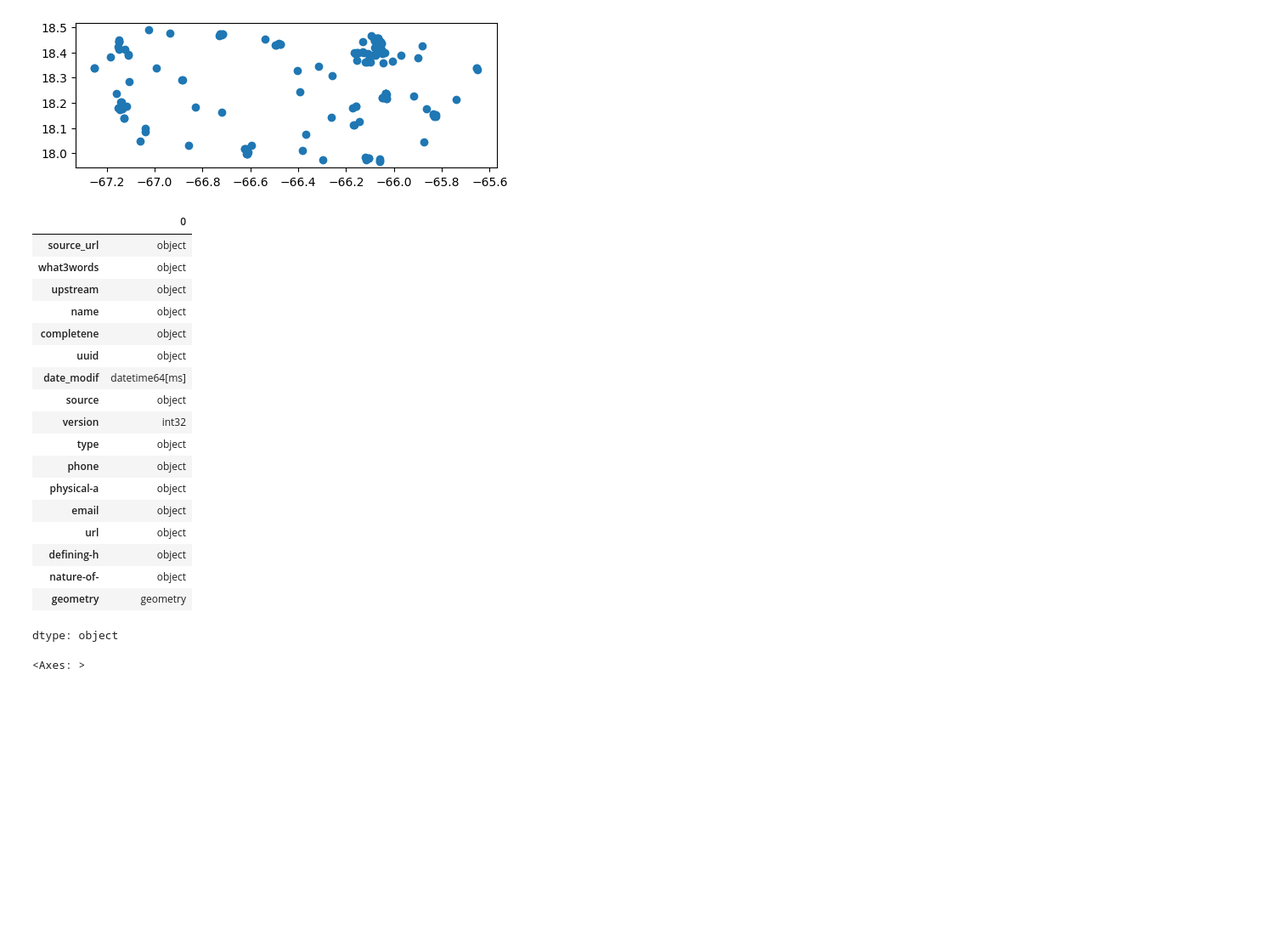
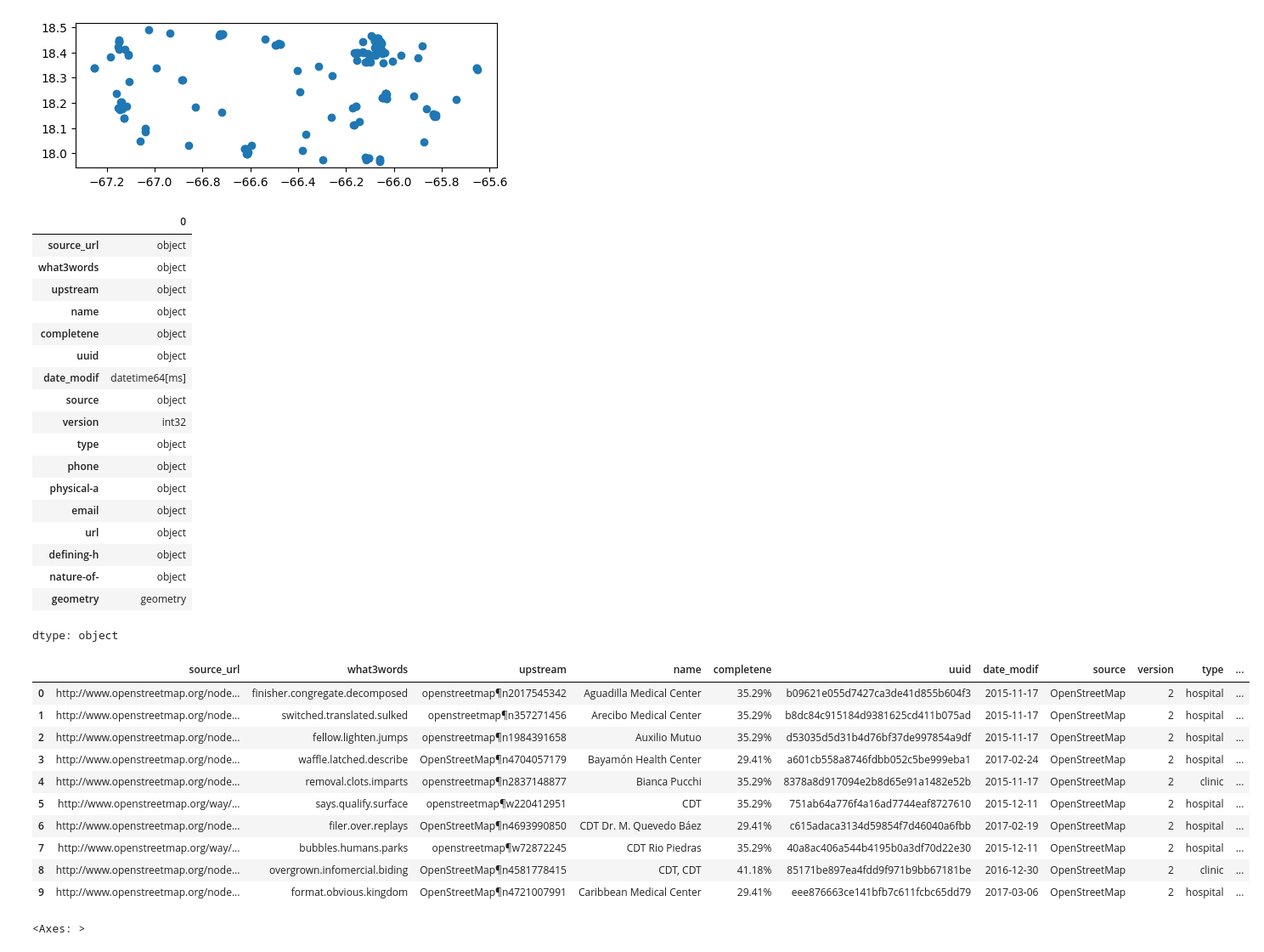
Before and after one commit to Venettov/Riveraruiz_GIS, a Jupyter notebook: PS1_Copy.ipynb, the cells around one changed output. Shown at 85% size. Cells and saved outputs as stored; diff of their text form; code cells hidden in the pictures; blank space fills up the shorter version.

```diff
--- a/PS1_Copy.ipynb
+++ b/PS1_Copy.ipynb
@@ -133,26 +133,38 @@ prH2.plot()
 # %%
 
 prH2.dtypes
+prH2.head(10)
 # %% [output]
 |  | 0 |
 | source_url | object |
 | what3words | object |
 | upstream | object |
 | name | object |
 | completene | object |
 | uuid | object |
 | date_modif | datetime64[ms] |
 | source | object |
 | version | int32 |
 | type | object |
 | phone | object |
 | physical-a | object |
 | email | object |
 | url | object |
 | defining-h | object |
 | nature-of- | object |
 | geometry | geometry |
 dtype: object
+|  | source_url | what3words | upstream | name | completene | uuid | date_modif | source | version | type | ... |
+| 0 | http://www.openstreetmap.org/node... | finisher.congregate.decomposed | openstreetmap¶n2017545342 | Aguadilla Medical Center | 35.29% | b09621e055d7427ca3de41d855b604f3 | 2015-11-17 | OpenStreetMap | 2 | hospital | ... |
+| 1 | http://www.openstreetmap.org/node... | switched.translated.sulked | openstreetmap¶n357271456 | Arecibo Medical Center | 35.29% | b8dc84c915184d9381625cd411b075ad | 2015-11-17 | OpenStreetMap | 2 | hospital | ... |
+| 2 | http://www.openstreetmap.org/node... | fellow.lighten.jumps | openstreetmap¶n1984391658 | Auxilio Mutuo | 35.29% | d53035d5d31b4d76bf37de997854a9df | 2015-11-17 | OpenStreetMap | 2 | hospital | ... |
+| 3 | http://www.openstreetmap.org/node... | waffle.latched.describe | OpenStreetMap¶n4704057179 | Bayamón Health Center | 29.41% | a601cb558a8746fdbb052c5be999eba1 | 2017-02-24 | OpenStreetMap | 2 | hospital | ... |
+| 4 | http://www.openstreetmap.org/node... | removal.clots.imparts | openstreetmap¶n2837148877 | Bianca Pucchi | 35.29% | 8378a8d917094e2b8d65e91a1482e52b | 2015-11-17 | OpenStreetMap | 2 | clinic | ... |
+| 5 | http://www.openstreetmap.org/way/... | says.qualify.surface | openstreetmap¶w220412951 | CDT | 35.29% | 751ab64a776f4a16ad7744eaf8727610 | 2015-12-11 | OpenStreetMap | 2 | hospital | ... |
+| 6 | http://www.openstreetmap.org/node... | filer.over.replays | OpenStreetMap¶n4693990850 | CDT Dr. M. Quevedo Báez | 29.41% | c615adaca3134d59854f7d46040a6fbb | 2017-02-19 | OpenStreetMap | 2 | hospital | ... |
+| 7 | http://www.openstreetmap.org/way/... | bubbles.humans.parks | openstreetmap¶w72872245 | CDT Rio Piedras | 35.29% | 40a8ac406a544b4195b0a3df70d22e30 | 2015-12-11 | OpenStreetMap | 2 | hospital | ... |
+| 8 | http://www.openstreetmap.org/node... | overgrown.infomercial.biding | OpenStreetMap¶n4581778415 | CDT, CDT | 41.18% | 85171be897ea4fdd9f971b9bb67181be | 2016-12-30 | OpenStreetMap | 2 | clinic | ... |
+| 9 | http://www.openstreetmap.org/node... | format.obvious.kingdom | OpenStreetMap¶n4721007991 | Caribbean Medical Center | 29.41% | eee876663ce141bfb7c611fcbc65dd79 | 2017-03-06 | OpenStreetMap | 2 | hospital | ... |
 # %%
 # The shapefile informatition was downloaded from: https://data.humdata.org/dataset/hotosm-puerto-rico-schools?
 # I saved the file on Google Drive and created the link below:
```
Also changed, not shown: parts of 1 cell of this notebook.
